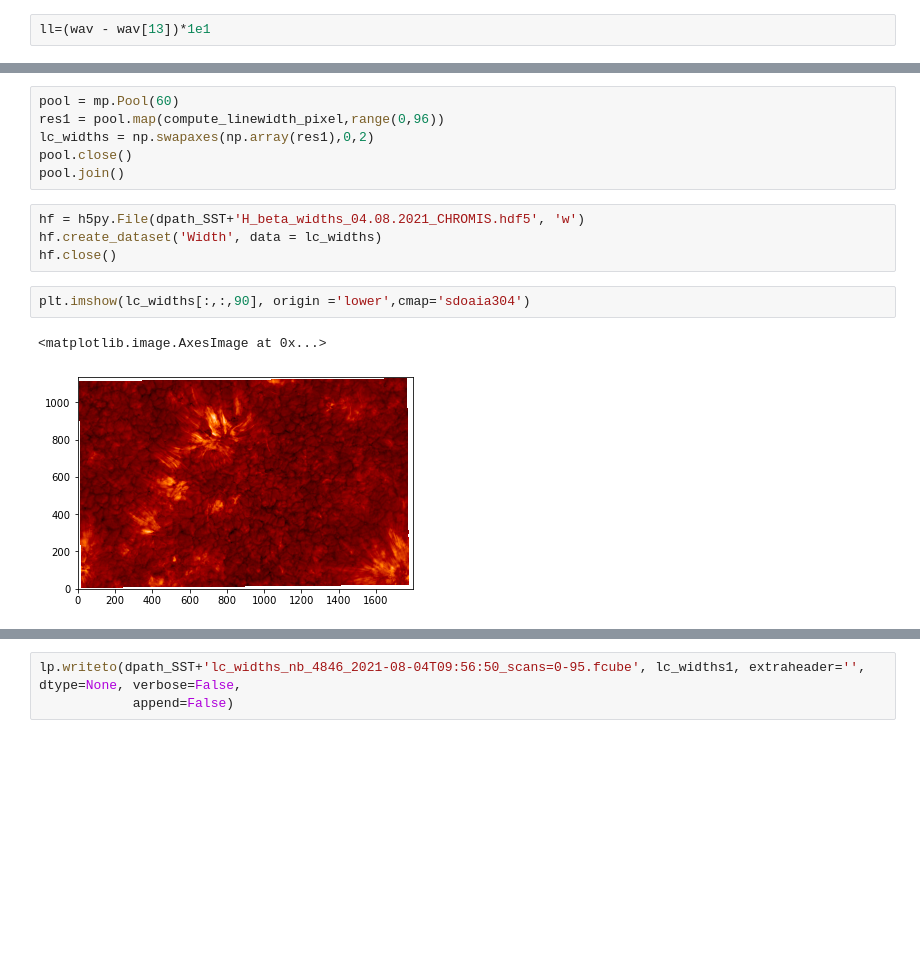
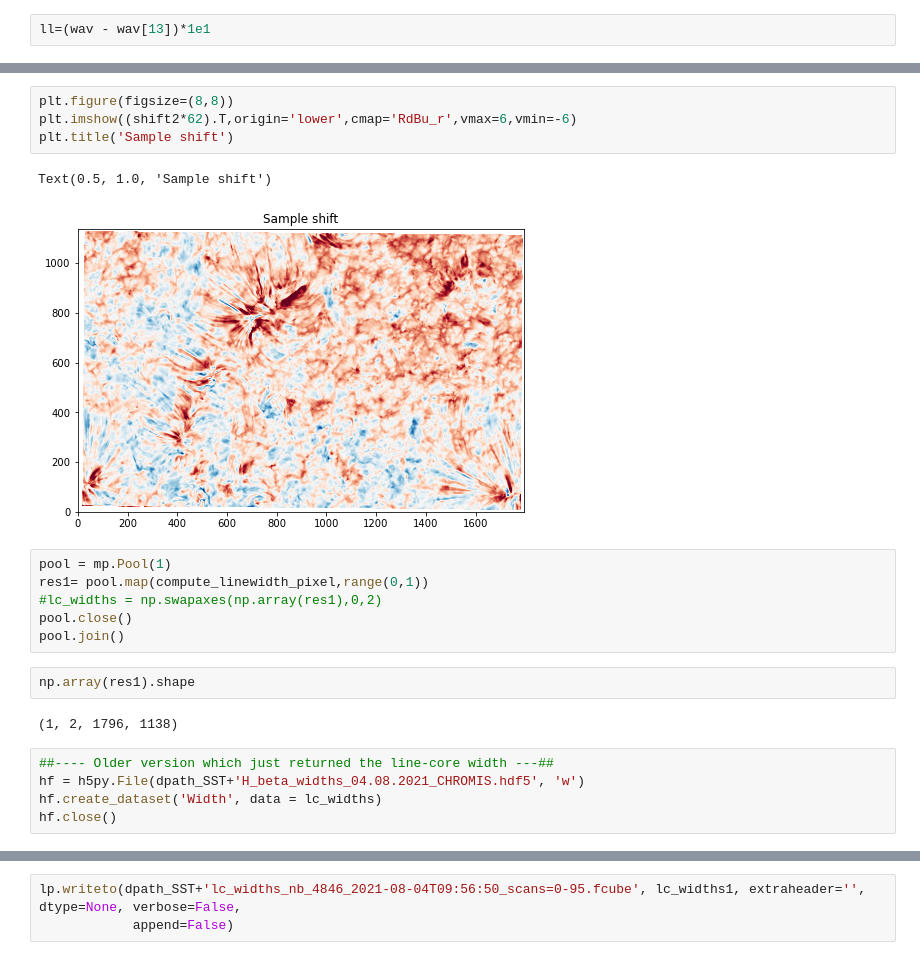
Before and after one commit to souvikita/CBP_spicule_mag, a Jupyter notebook: Line_widths.ipynb, the cells around one changed output, grey strips where cells are left out. Cells and saved outputs as stored; diff of their text form; blank space fills up the shorter version.

```diff
--- a/Line_widths.ipynb
+++ b/Line_widths.ipynb
@@ -191,15 +199,22 @@ plt.imshow(width2.T,origin='lower',vmax=0.9,cmap='irissji1330',vmin=0.5)
+# %%
+plt.figure(figsize=(8,8))
+plt.imshow((shift2*62).T,origin='lower',cmap='RdBu_r',vmax=6,vmin=-6)
+plt.title('Sample shift')
+# %% [output]
+Text(0.5, 1.0, 'Sample shift')
+[figure, added]
 # %%
-pool = mp.Pool(60)
-res1 = pool.map(compute_linewidth_pixel,range(0,96))
-lc_widths = np.swapaxes(np.array(res1),0,2)
+pool = mp.Pool(1)
+res1= pool.map(compute_linewidth_pixel,range(0,1))
+#lc_widths = np.swapaxes(np.array(res1),0,2)
 pool.close()
 pool.join()
+# %%
+np.array(res1).shape
+# %% [output]
+(1, 2, 1796, 1138)
 # %%
+##---- Older version which just returned the line-core width ---##
 hf = h5py.File(dpath_SST+'H_beta_widths_04.08.2021_CHROMIS.hdf5', 'w')
 hf.create_dataset('Width', data = lc_widths)
 hf.close()
-# %%
-plt.imshow(lc_widths[:,:,90], origin ='lower',cmap='sdoaia304')
-# %% [output]
-<matplotlib.image.AxesImage at 0x...>
-[figure, removed]
```
Also changed, not shown: parts of 19 cells of this notebook.
